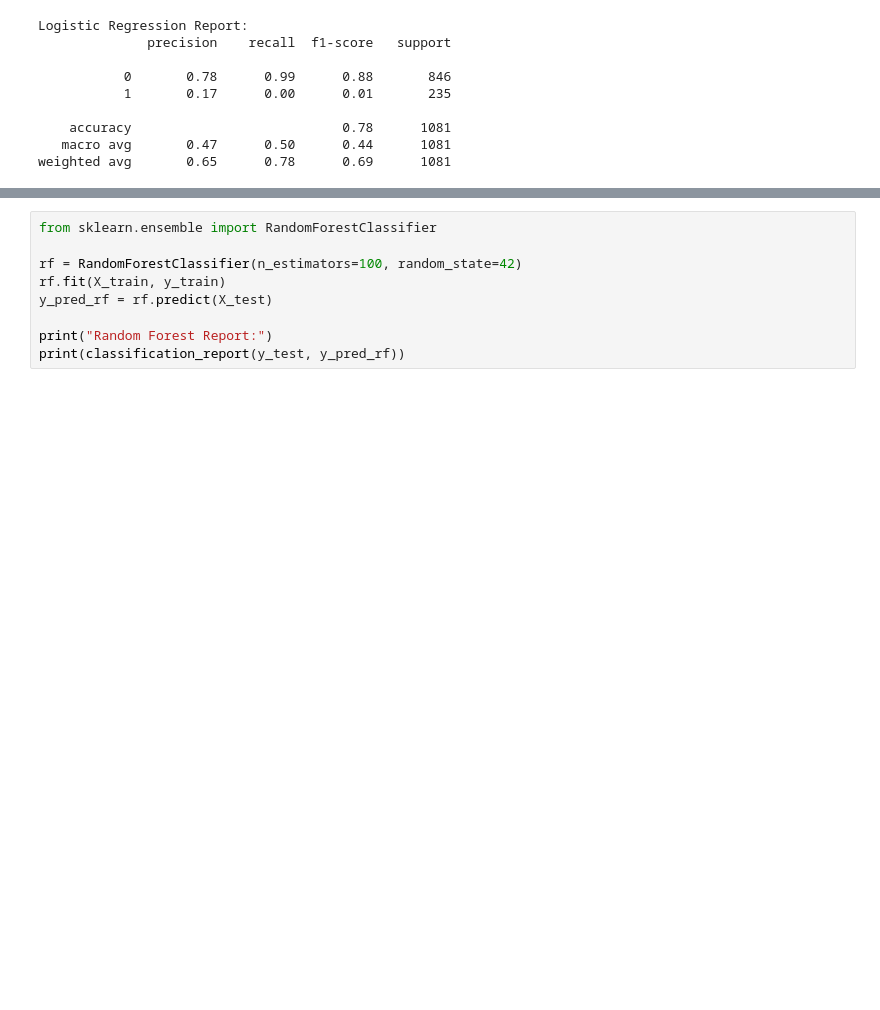
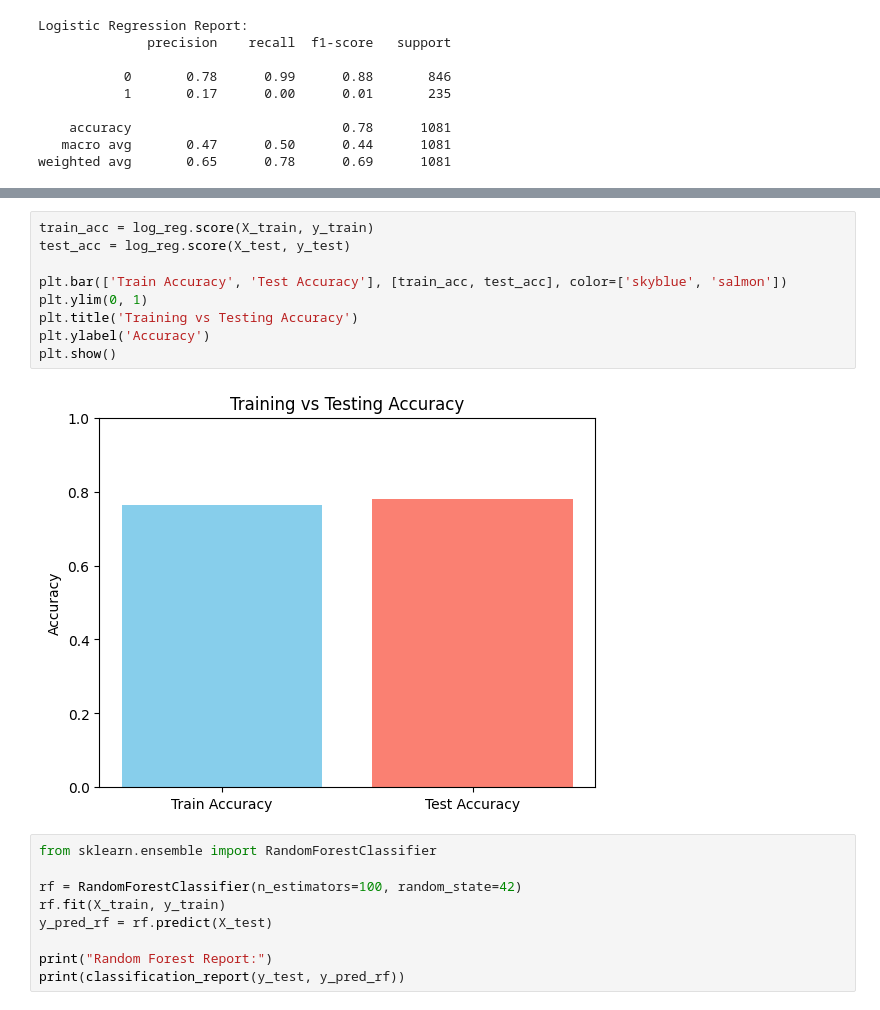
Before and after one commit to JSakuraa/mlb-hit-prediction, a Jupyter notebook: src/MODEL_CREATION.ipynb, the cells around one changed output, grey strips where cells are left out. Cells and saved outputs as stored; diff of their text form; blank space fills up the shorter version.

```diff
--- a/src/MODEL_CREATION.ipynb
+++ b/src/MODEL_CREATION.ipynb
@@ -35,3 +55,14 @@ weighted avg       0.65      0.78      0.69      1081
+# %%
+train_acc = log_reg.score(X_train, y_train)
+test_acc = log_reg.score(X_test, y_test)
+
+plt.bar(['Train Accuracy', 'Test Accuracy'], [train_acc, test_acc], color=['skyblue', 'salmon'])
+plt.ylim(0, 1)
+plt.title('Training vs Testing Accuracy')
+plt.ylabel('Accuracy')
+plt.show()
+# %% [output]
+[figure, added]
 # %%
 from sklearn.ensemble import RandomForestClassifier
 
```
Also changed, not shown: parts of 4 cells of this notebook.
